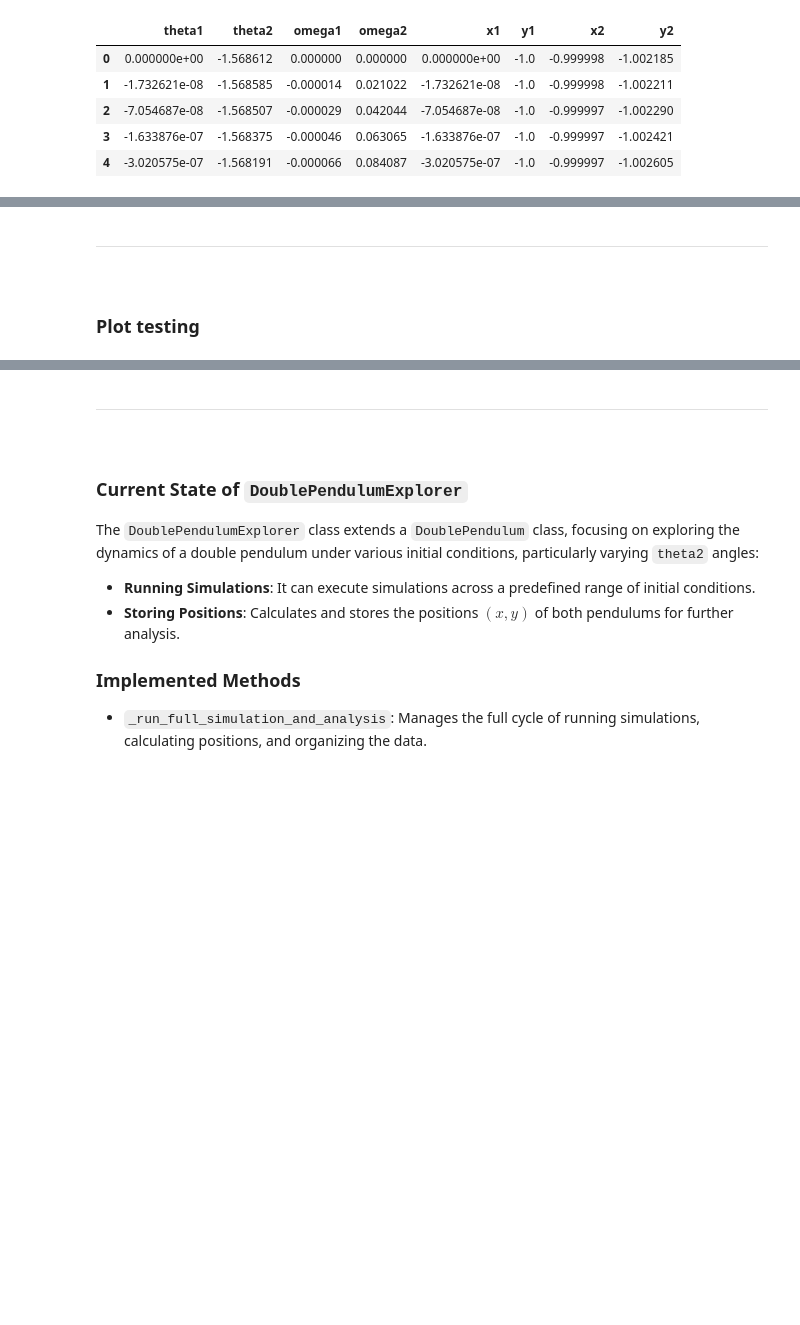
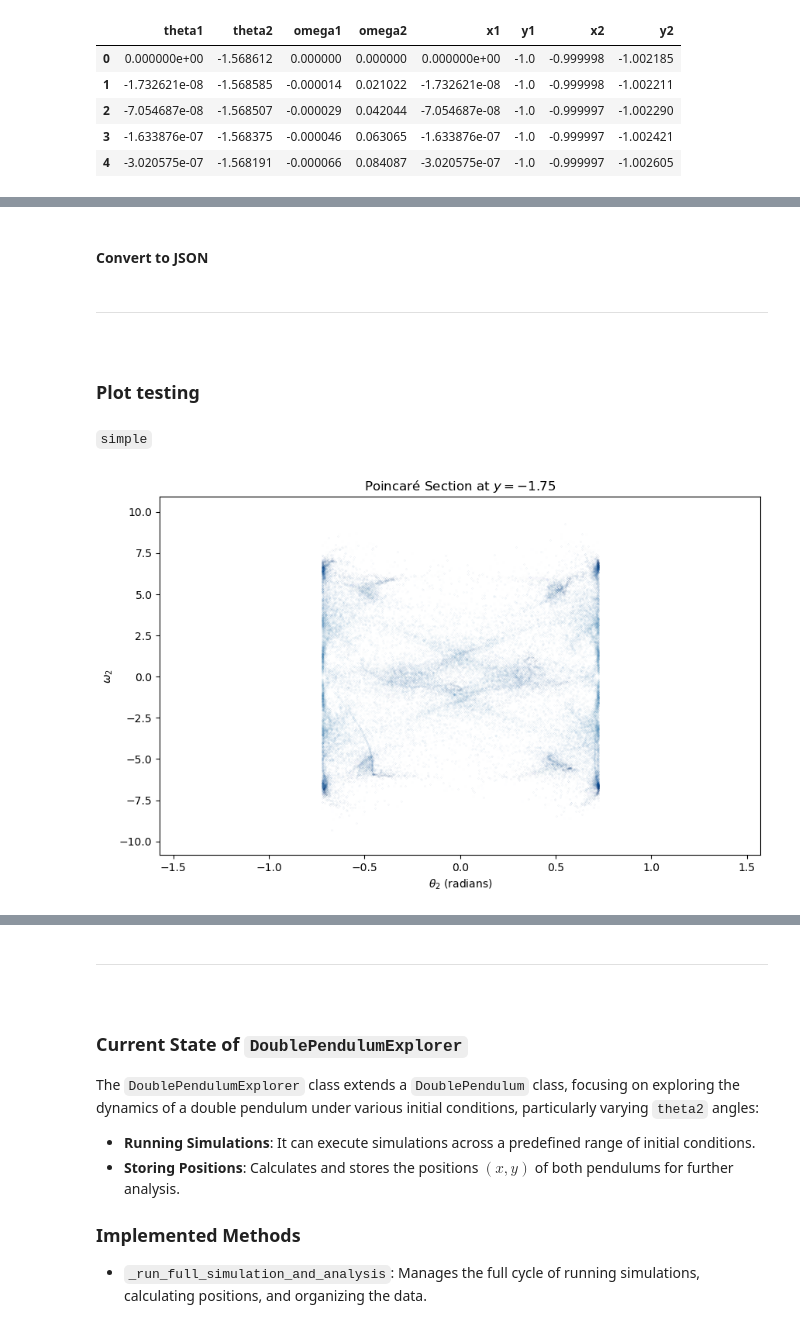
Before and after one commit to pineapple-bois/Double_Pendulum_App, a Jupyter notebook: development/DevelopmentNewClass.ipynb, the cells around one changed output, grey strips where cells are left out. Drawn from its saved outputs; the diff is of its cells as text; code cells hidden in the pictures; blank space fills up the shorter version.

```diff
--- a/development/DevelopmentNewClass.ipynb
+++ b/development/DevelopmentNewClass.ipynb
@@ -156,0 +146,2 @@ TypeError: Dict key must be str
+# %% [markdown]
+#### Convert to JSON
@@ -158,3 +156,5 @@ TypeError: Dict key must be str
 ----
 &nbsp;
 ### Plot testing
+# %% [markdown]
+`simple`
@@ -160,0 +163,4 @@ TypeError: Dict key must be str
+# %%
+simple_explorer.plot_poincare_map()
+# %% [output]
+[figure, added]
```
Also changed, not shown: parts of 14 cells of this notebook, 1 other file.
